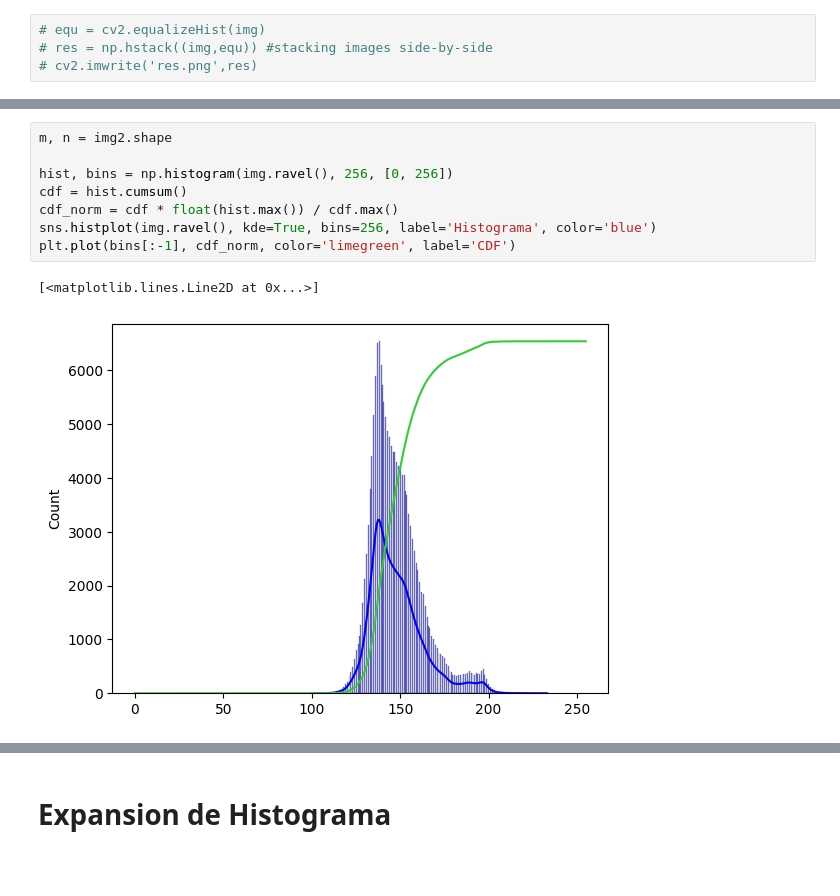
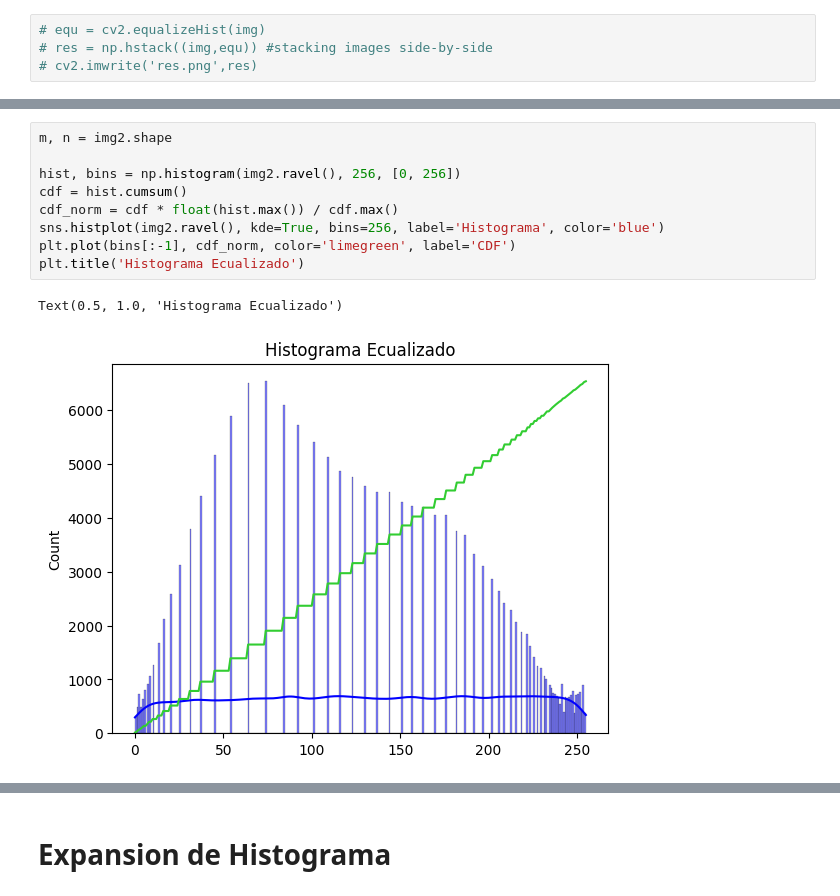
Before and after one commit to Dreelliot/TPMComp, a Jupyter notebook: expEqHist.ipynb, the cells around one changed output, grey strips where cells are left out. Saved outputs shown, nothing was run; the diff lists cells and outputs as text; blank space fills up the shorter version.

Commit message:
"Segundo commit, mejoras en la demostracion de la ecualizacion de histograma"

```diff
--- a/expEqHist.ipynb
+++ b/expEqHist.ipynb
@@ -77,11 +95,12 @@ Text(0.5, 1.0, 'Imagen Ecualizada')
 # %%
 m, n = img2.shape
 
-hist, bins = np.histogram(img.ravel(), 256, [0, 256])
+hist, bins = np.histogram(img2.ravel(), 256, [0, 256])
 cdf = hist.cumsum()
 cdf_norm = cdf * float(hist.max()) / cdf.max()
-sns.histplot(img.ravel(), kde=True, bins=256, label='Histograma', color='blue')
+sns.histplot(img2.ravel(), kde=True, bins=256, label='Histograma', color='blue')
 plt.plot(bins[:-1], cdf_norm, color='limegreen', label='CDF')
+plt.title('Histograma Ecualizado')
 # %% [output]
-[<matplotlib.lines.Line2D at 0x...>]
+Text(0.5, 1.0, 'Histograma Ecualizado')
-[figure, old version]
+[figure, new version]
```
Also changed, not shown: parts of 8 cells of this notebook.
